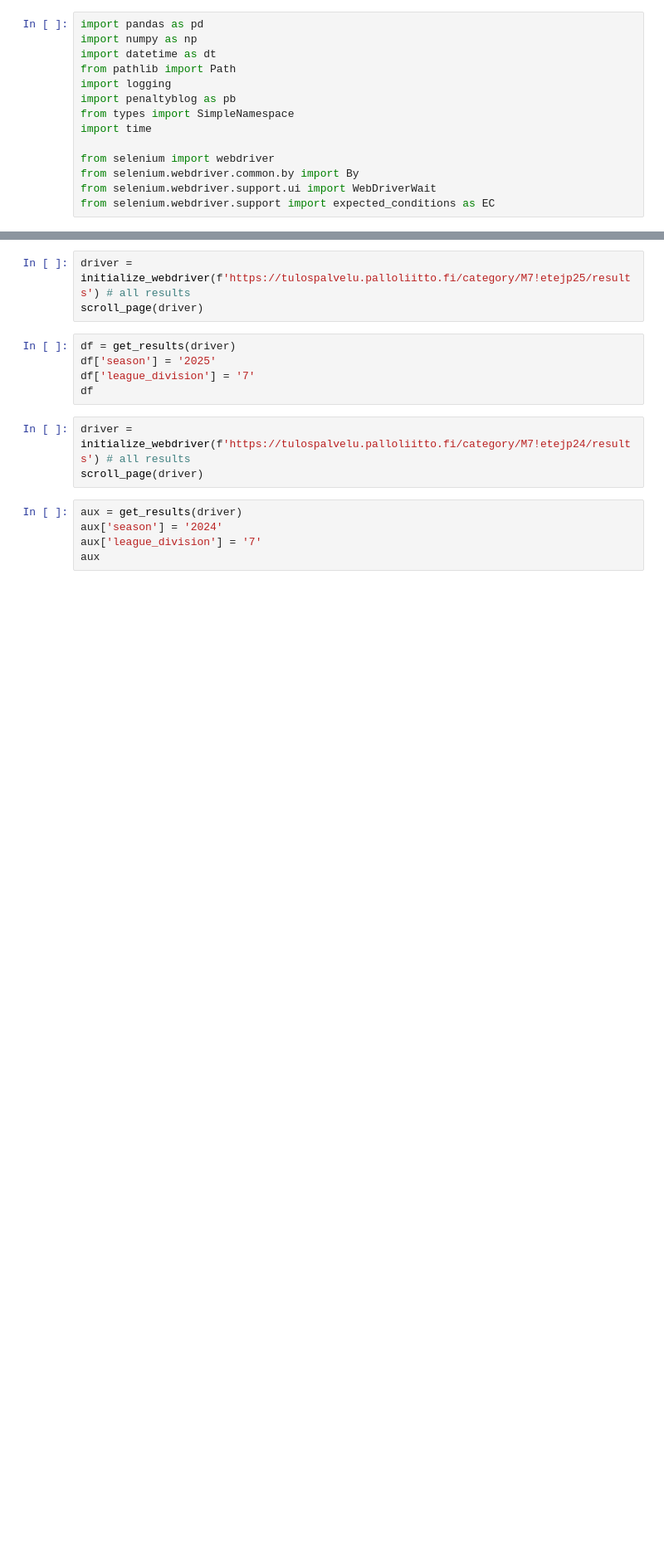
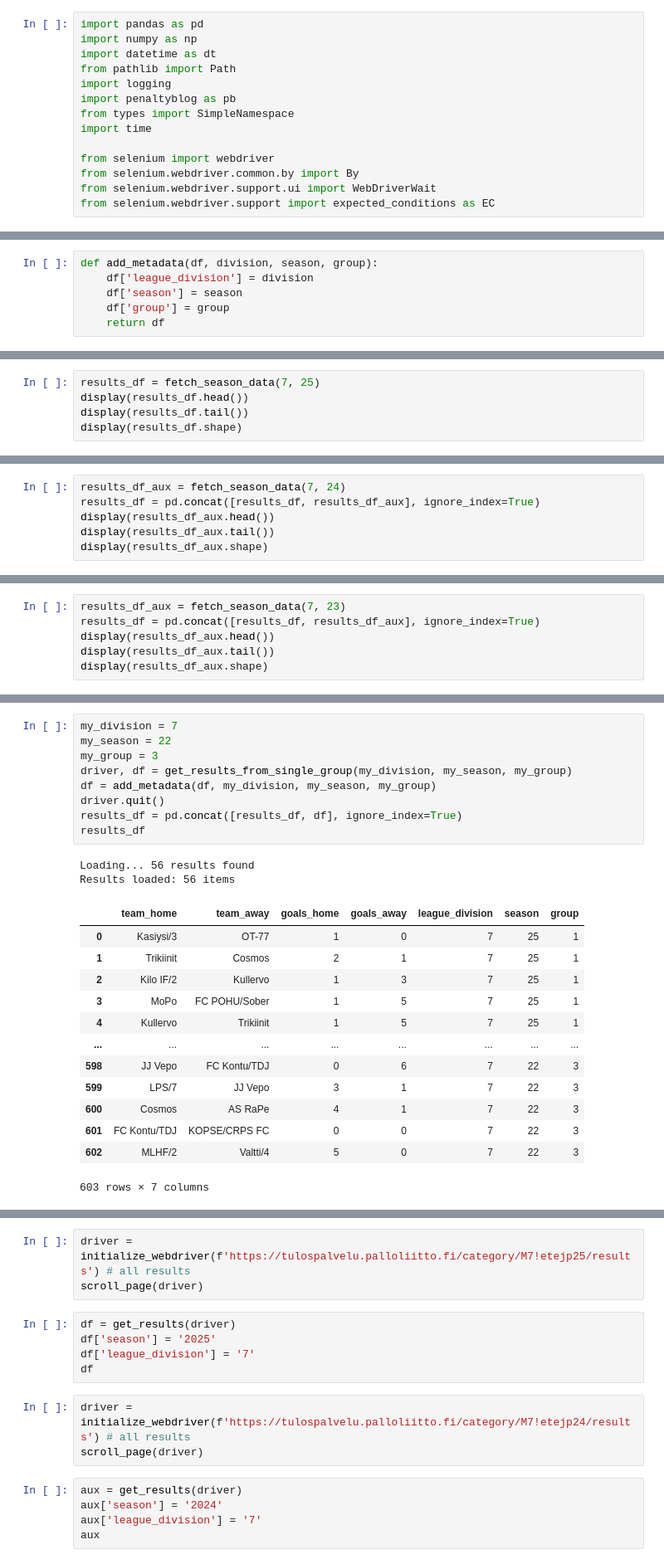
Before and after one commit to jaksticks/match_prediction, a Jupyter notebook: notebooks/palloliitto_big_scrape.ipynb, the cells around one changed output, grey strips where cells are left out. Shown at 83% size. Saved outputs shown, nothing was run; the diff lists cells and outputs as text; blank space fills up the shorter version.

```diff
--- a/notebooks/palloliitto_big_scrape.ipynb
+++ b/notebooks/palloliitto_big_scrape.ipynb
@@ -19,0 +67,6 @@ from scraping_utils import initialize_webdriver, scroll_page, get_results, get_f
+# %%
+def add_metadata(df, division, season, group):
+    df['league_division'] = division
+    df['season'] = season
+    df['group'] = group
+    return df
@@ -19,0 +367,5 @@ from scraping_utils import initialize_webdriver, scroll_page, get_results, get_f
+# %%
+results_df = fetch_season_data(7, 25)
+display(results_df.head())
+display(results_df.tail())
+display(results_df.shape)
@@ -19,0 +403,6 @@ from scraping_utils import initialize_webdriver, scroll_page, get_results, get_f
+# %%
+results_df_aux = fetch_season_data(7, 24)
+results_df = pd.concat([results_df, results_df_aux], ignore_index=True)
+display(results_df_aux.head())
+display(results_df_aux.tail())
+display(results_df_aux.shape)
@@ -19,0 +440,6 @@ from scraping_utils import initialize_webdriver, scroll_page, get_results, get_f
+# %%
+results_df_aux = fetch_season_data(7, 23)
+results_df = pd.concat([results_df, results_df_aux], ignore_index=True)
+display(results_df_aux.head())
+display(results_df_aux.tail())
+display(results_df_aux.shape)
@@ -19,0 +477,25 @@ from scraping_utils import initialize_webdriver, scroll_page, get_results, get_f
+# %%
+my_division = 7
+my_season = 22
+my_group = 3
+driver, df = get_results_from_single_group(my_division, my_season, my_group)
+df = add_metadata(df, my_division, my_season, my_group)
+driver.quit()
+results_df = pd.concat([results_df, df], ignore_index=True)
+results_df
+# %% [output]
+Loading... 56 results found
+Results loaded: 56 items
+|  | team_home | team_away | goals_home | goals_away | league_division | season | group |
+| 0 | Kasiysi/3 | OT-77 | 1 | 0 | 7 | 25 | 1 |
+| 1 | Trikiinit | Cosmos | 2 | 1 | 7 | 25 | 1 |
+| 2 | Kilo IF/2 | Kullervo | 1 | 3 | 7 | 25 | 1 |
+| 3 | MoPo | FC POHU/Sober | 1 | 5 | 7 | 25 | 1 |
+| 4 | Kullervo | Trikiinit | 1 | 5 | 7 | 25 | 1 |
+| ... | ... | ... | ... | ... | ... | ... | ... |
+| 598 | JJ Vepo | FC Kontu/TDJ | 0 | 6 | 7 | 22 | 3 |
+| 599 | LPS/7 | JJ Vepo | 3 | 1 | 7 | 22 | 3 |
+| 600 | Cosmos | AS RaPe | 4 | 1 | 7 | 22 | 3 |
+| 601 | FC Kontu/TDJ | KOPSE/CRPS FC | 0 | 0 | 7 | 22 | 3 |
+| 602 | MLHF/2 | Valtti/4 | 5 | 0 | 7 | 22 | 3 |
+603 rows × 7 columns
```
Also changed, not shown: parts of 86 cells of this notebook, 22 other files.
